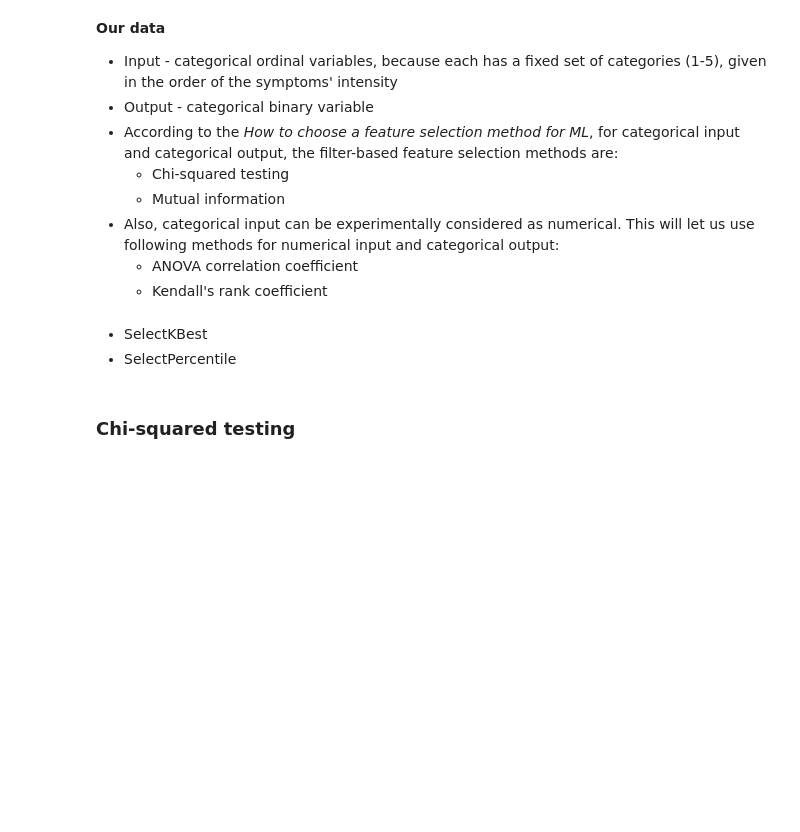
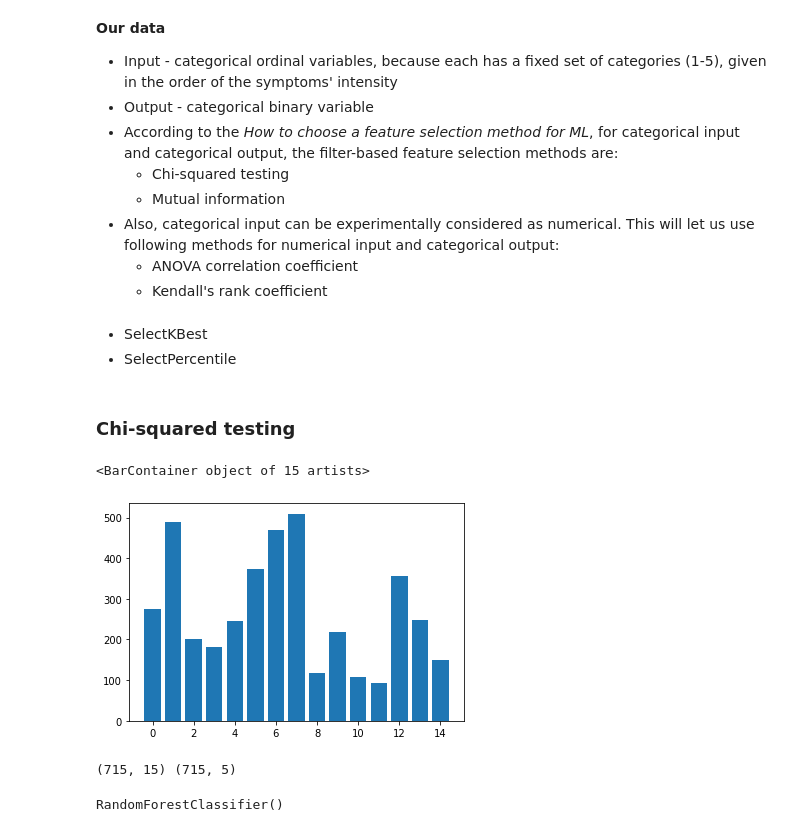
Before and after one commit to PashaIanko/Robust-Feature-Selection, a Jupyter notebook: main.ipynb, the cells around one changed output. Drawn from its saved outputs; the diff is of its cells as text; code cells hidden in the pictures; blank space fills up the shorter version.

Commit message:
Started with feature selection

```diff
--- a/main.ipynb
+++ b/main.ipynb
@@ -690,6 +693,9 @@ plot_feature_importances(
 from sklearn.feature_selection import SelectKBest
 from sklearn.feature_selection import chi2
 
-chi_2_selector = SelectKBest(
-    score_func=chi2
+
+
+chi2_selector = SelectKBest(
+    score_func=chi2,
+    k=5  # 'all'
 )
@@ -697,0 +702,23 @@ chi_2_selector.fit(df_train.values[])
+# %%
+X_train_reduced = chi2_selector.fit_transform(
+    X_train_processed,
+    Y_train_processed
+)
+
+X_validation_reduced = chi2_selector.transform(
+    X_validation_processed
+)
+# %%
+plt.bar(range(len(chi2_selector.scores_)), chi2_selector.scores_)
+# %% [output]
+<BarContainer object of 15 artists>
+[figure, added]
+# %%
+print(X_train_processed.shape, X_train_reduced.shape)
+# %% [output]
+(715, 15) (715, 5)
+# %%
+clf = RandomForestClassifier()
+clf.fit(res, Y_trainval_processed)
+# %% [output]
+RandomForestClassifier()
```
Also changed, not shown: parts of 5 cells of this notebook.
